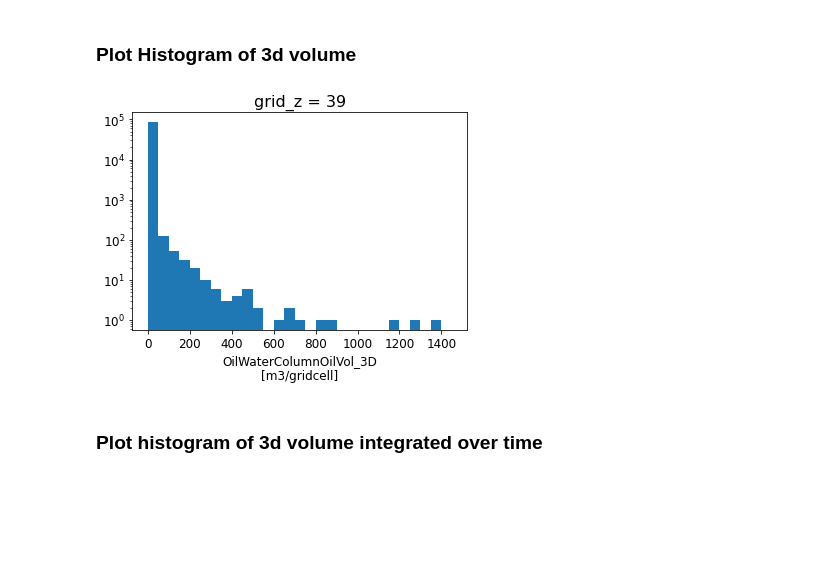
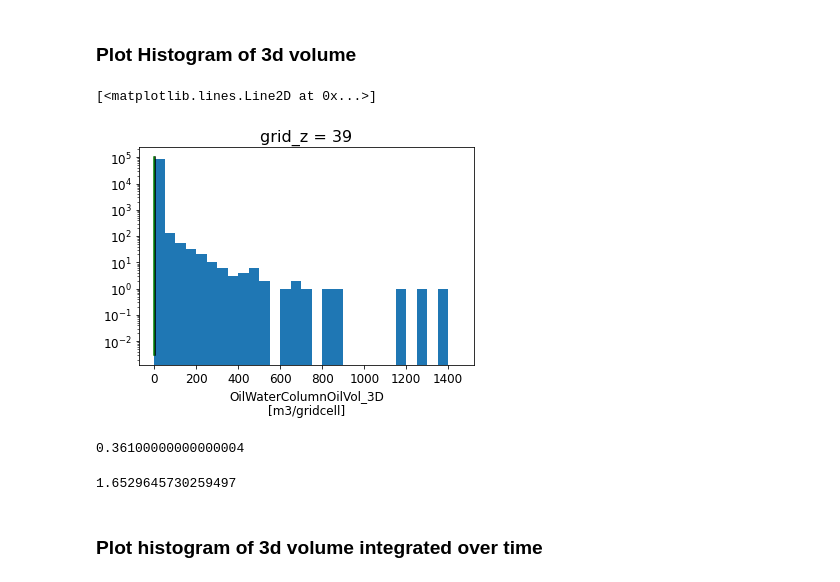
Before and after one commit to MIDOSS/analysis-rachael, a Jupyter notebook: notebooks/monte_carlo_dev/dev_aggregate_oil_spills.ipynb, the cells around one changed output. Drawn from its saved outputs; the diff is of its cells as text; code cells hidden in the pictures; blank space fills up the shorter version.

Commit message:
Added time series eval (not yet working), modified geometric sum plot

```diff
--- a/notebooks/monte_carlo_dev/dev_aggregate_oil_spills.ipynb
+++ b/notebooks/monte_carlo_dev/dev_aggregate_oil_spills.ipynb
@@ -23,0 +84,3 @@ mpl.rc('font', family='sans-serif', weight='normal', style='normal')
+# %%
+presence=numpy.sum(presence3d,axis=0)
+maxsum = numpy.max(mohid_out.SurfaceVolumeSum,axis=0)
@@ -23,0 +89,7 @@ mpl.rc('font', family='sans-serif', weight='normal', style='normal')
+# %%
+# to compare with straight up mean and median values across all runs
+sfcVol3d = numpy.zeros((500, 896, 396),dtype=float)
+for idx in numpy.arange(500):
+    SfcVol2d = mohid_out.SurfaceVolumeSum[idx,:,:]
+    SfcVol2d = SfcVol2d.where(SfcVol2d<3e-3,numpy.nan)
+    sfcVol3d[idx,:,:]=SfcVol2d
@@ -23,0 +107,18 @@ mpl.rc('font', family='sans-serif', weight='normal', style='normal')
+# %%
+# create an array to store histogram values
+[nt,ny,nx] = mohid_out.SurfaceVolumeSum.shape
+#bins = numpy.arange(3e-3,3000,100)
+bins = [3e-3, 100, 200, 300, 400, 500, 1000,1500,2000,3000,4000,5000,10000]
+# histogram count for each spill
+n = numpy.zeros((ny,nx,len(bins)-1),dtype=float)
+# sum of count over all spills
+n_all = numpy.zeros((ny,nx,len(bins)-1),dtype=float)
+
+## Plot each histogram where presence > 0
+fig, axs = plt.subplots(1, 1, figsize=(8, 4), gridspec_kw={'wspace': 0.25, 'hspace': 0.1})
+ii,jj = numpy.where(presence==presence.max())#numpy.where(presence)
+for idx in numpy.arange(len(ii)):
+    n[ii[idx],jj[idx],:],bins,patches=mohid_out.SurfaceVolumeSum[:,ii[idx],jj[idx]].plot.hist(ax=axs,log=True, bins=bins,alpha=0.5, color='green')
+    n_all += n[ii[idx],jj[idx],:]
+axs.set_title('individual spills')
+axs.set_ylim(7e-1, 5e5)
@@ -77,13 +200,16 @@ big5_spills
 #vars2plot= ['Dissolution_3D','OilConcentration_3D','OilWaterColumnOilVol_3D']
 vars2plot= ['OilWaterColumnOilVol_3D']
 vol3d={}
+oilArrTime={}
 for oil in ['diesel','bunker']:
     vol3d[oil]={}
+    oilArrTime[oil]={}
     # loop through indices of the 5 largest spills in the first 100 spill files
     index = 0
     for idx in big5_spills[oil].index.values:
         spill_xr=xarray.open_dataset(First100[oil][idx])
         vol3d[oil][index]=spill_xr['OilWaterColumnOilVol_3D'][:,39,:,:]
+        oilArrTime[oil][index]=spill_xr['Oil_Arrival_Time']
         spill_xr.close()
         index+=1
 # %% [output]
@@ -119,9 +231,22 @@ bins = numpy.arange(surface_threshold,1500,50)
 # %% [markdown]
 ### Plot Histogram of 3d volume
 # %%
+mean_val = vol3d[oil][0].where(vol3d[oil][0]>surface_threshold).mean().values.item()
+median_val = vol3d[oil][0].where(vol3d[oil][0]>surface_threshold).median().values.item()
 axs=vol3d[oil][0].where(vol3d[oil][0]>surface_threshold).plot.hist(bins=bins,log=True)
+plt.plot([mean_val, mean_val], [3e-3,1e5], color="black")
+plt.plot([median_val, median_val], [3e-3,1e5], color="green")
 # %% [output]
+[<matplotlib.lines.Line2D at 0x...>]
-[figure, old version]
+[figure, new version]
+# %%
+median_val
+# %% [output]
+0.36100000000000004
+# %%
+mean_val
+# %% [output]
+1.6529645730259497
 # %% [markdown]
 ### Plot histogram of 3d volume integrated over time
 # %%
```
Also changed, not shown: parts of 34 cells of this notebook.
